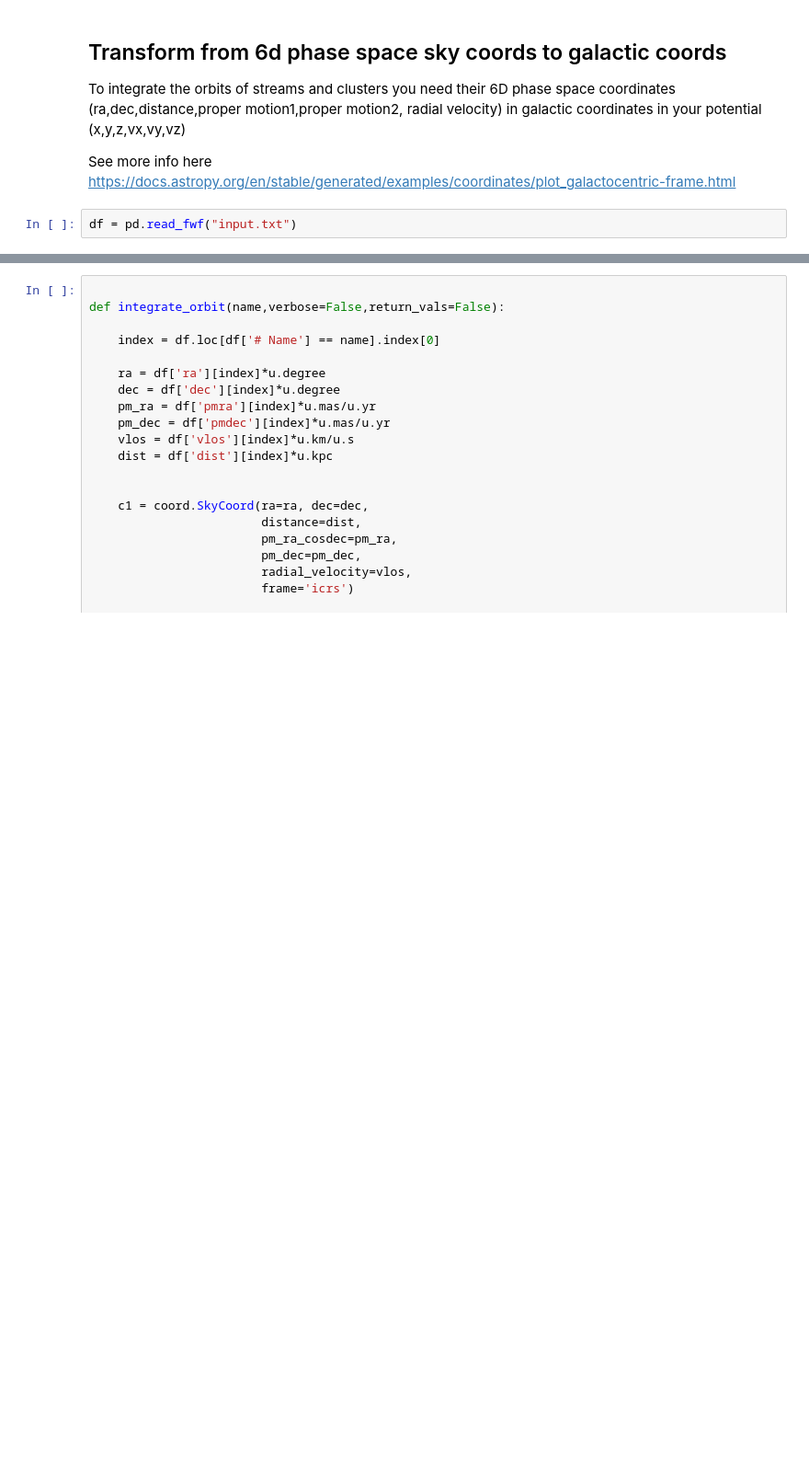
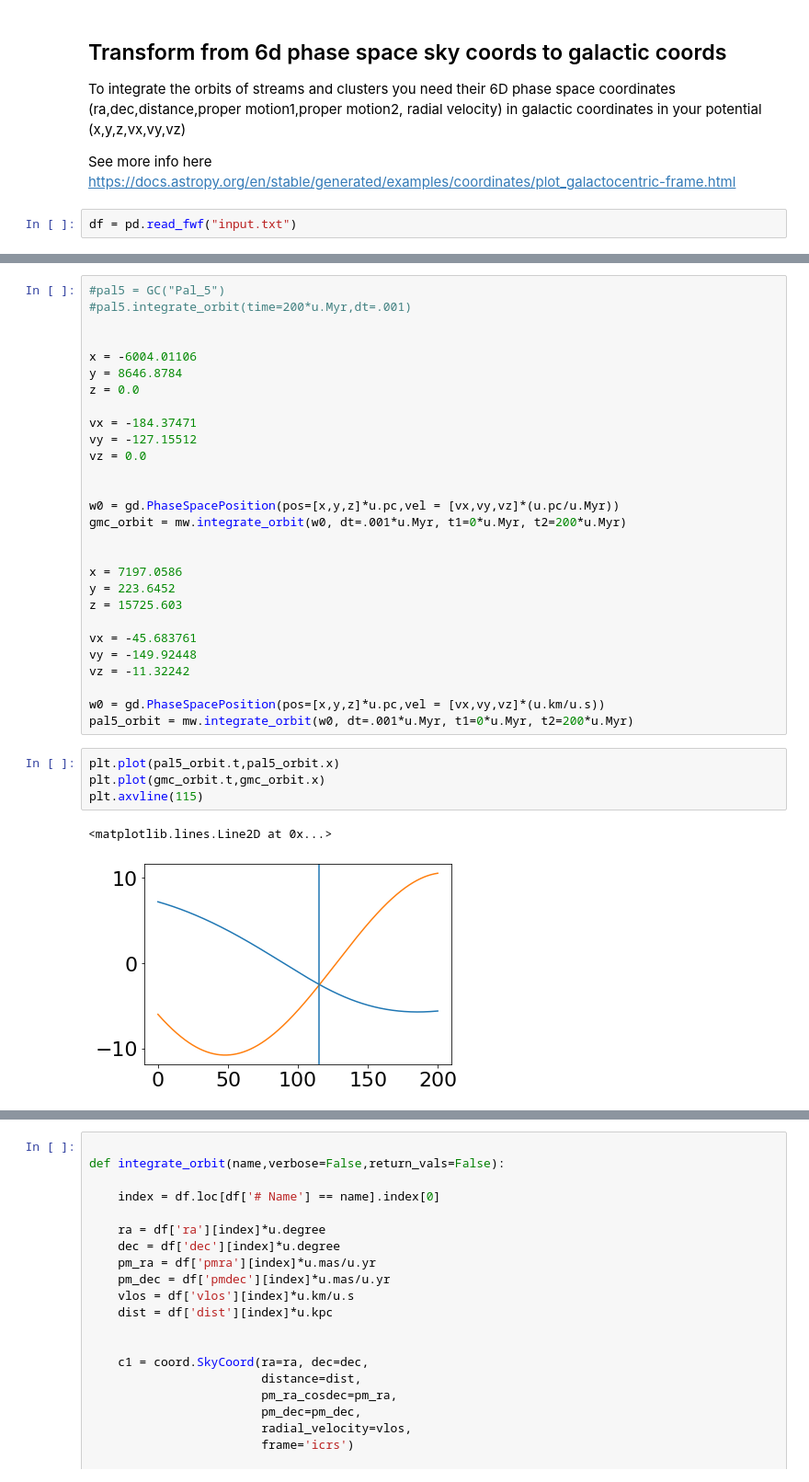
Before and after one commit to cholm-hansen/gc_streams, a Jupyter notebook: MilkyWayPotential2023.ipynb, the cells around one changed output, grey strips where cells are left out. Shown at 92% size. Cells and saved outputs as stored; diff of their text form; blank space fills up the shorter version.

```diff
--- a/MilkyWayPotential2023.ipynb
+++ b/MilkyWayPotential2023.ipynb
@@ -124,0 +253,35 @@ df = pd.read_fwf("input.txt")
+# %%
+#pal5 = GC("Pal_5")
+#pal5.integrate_orbit(time=200*u.Myr,dt=.001)
+
+
+x = -6004.01106
+y = 8646.8784
+z = 0.0
+
+vx = -184.37471
+vy = -127.15512
+vz = 0.0
+
+
+w0 = gd.PhaseSpacePosition(pos=[x,y,z]*u.pc,vel = [vx,vy,vz]*(u.pc/u.Myr))
+gmc_orbit = mw.integrate_orbit(w0, dt=.001*u.Myr, t1=0*u.Myr, t2=200*u.Myr)
+
+
+x = 7197.0586
+y = 223.6452
+z = 15725.603
+
+vx = -45.683761
+vy = -149.92448
+vz = -11.32242
+
+w0 = gd.PhaseSpacePosition(pos=[x,y,z]*u.pc,vel = [vx,vy,vz]*(u.km/u.s))
+pal5_orbit = mw.integrate_orbit(w0, dt=.001*u.Myr, t1=0*u.Myr, t2=200*u.Myr)
+# %%
+plt.plot(pal5_orbit.t,pal5_orbit.x)
+plt.plot(gmc_orbit.t,gmc_orbit.x)
+plt.axvline(115)
+# %% [output]
+<matplotlib.lines.Line2D at 0x...>
+[figure, added]
```
Also changed, not shown: parts of 53 cells of this notebook.
